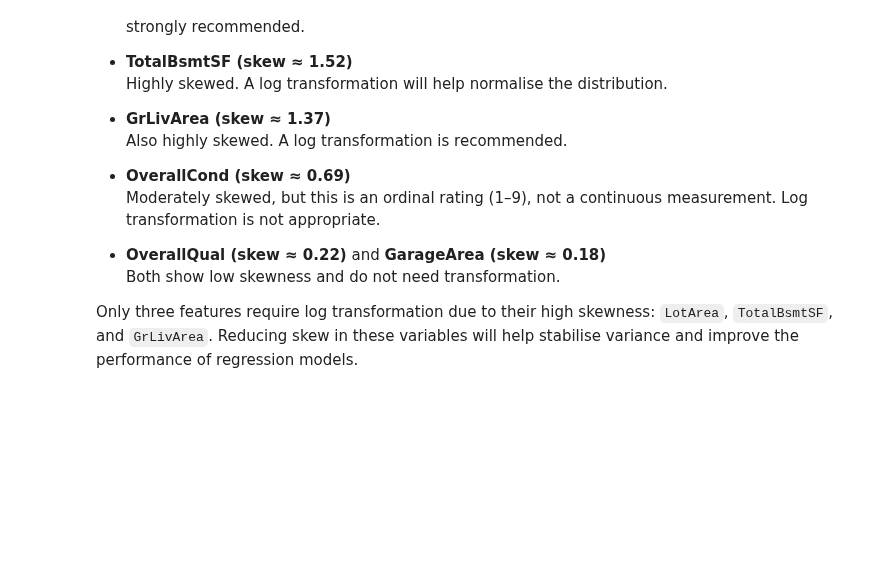
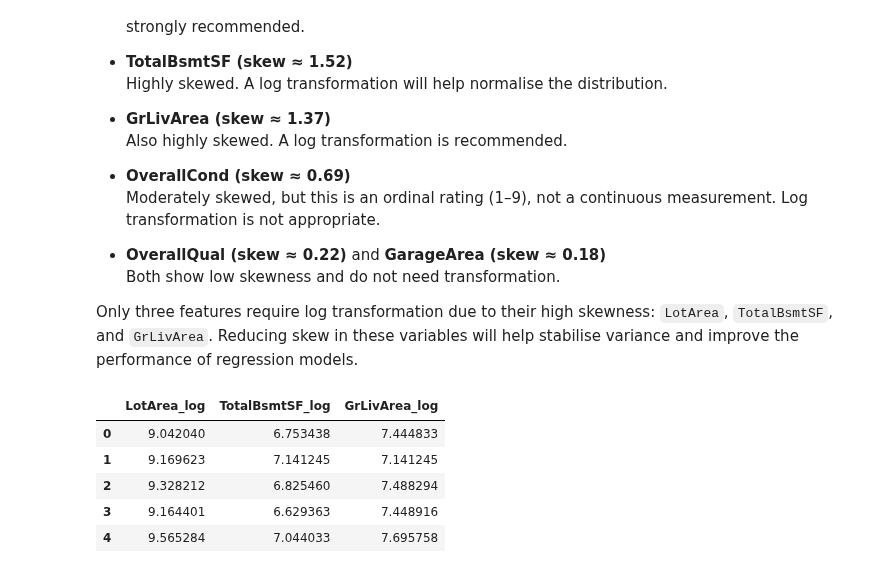
Before and after one commit to aishieee/p5-heritage-housing, a Jupyter notebook: jupyter_notebooks/04_feature_engineering.ipynb, the cells around one changed output. Saved outputs shown, nothing was run; the diff lists cells and outputs as text; code cells hidden in the pictures; blank space fills up the shorter version.

```diff
--- a/jupyter_notebooks/04_feature_engineering.ipynb
+++ b/jupyter_notebooks/04_feature_engineering.ipynb
@@ -342,3 +342,25 @@ The table above shows the skewness values for all numerical features in the mode
 
 
 Only three features require log transformation due to their high skewness: `LotArea`, `TotalBsmtSF`, and `GrLivArea`. Reducing skew in these variables will help stabilise variance and improve the performance of regression models.
+# %%
+# Step 5.2: Apply log transformations to highly skewed features
+
+# Apply log1p (log(1 + x)) to avoid issues with zeros
+housing_df["LotArea_log"] = np.log1p(housing_df["LotArea"])
+housing_df["TotalBsmtSF_log"] = np.log1p(housing_df["TotalBsmtSF"])
+housing_df["GrLivArea_log"] = np.log1p(housing_df["GrLivArea"])
+
+# Apply the same transformations to inherited houses
+inherited_df["LotArea_log"] = np.log1p(inherited_df["LotArea"])
+inherited_df["TotalBsmtSF_log"] = np.log1p(inherited_df["TotalBsmtSF"])
+inherited_df["GrLivArea_log"] = np.log1p(inherited_df["GrLivArea"])
+
+
+housing_df[["LotArea_log", "TotalBsmtSF_log", "GrLivArea_log"]].head()
+# %% [output]
+|  | LotArea_log | TotalBsmtSF_log | GrLivArea_log |
+| 0 | 9.042040 | 6.753438 | 7.444833 |
+| 1 | 9.169623 | 7.141245 | 7.141245 |
+| 2 | 9.328212 | 6.825460 | 7.488294 |
+| 3 | 9.164401 | 6.629363 | 7.448916 |
+| 4 | 9.565284 | 7.044033 | 7.695758 |
```
Also changed, not shown: parts of 1 cell of this notebook.
